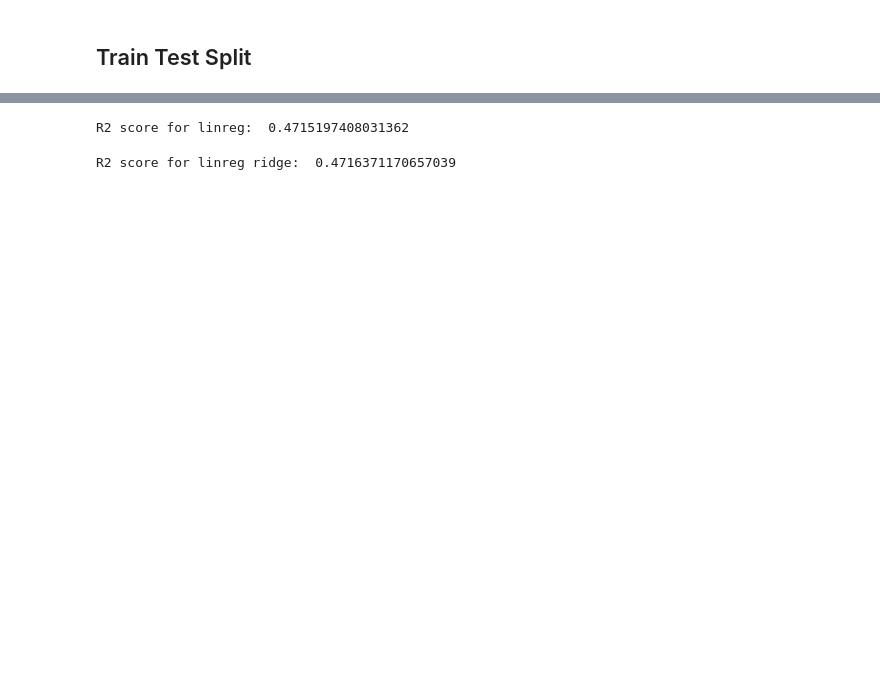
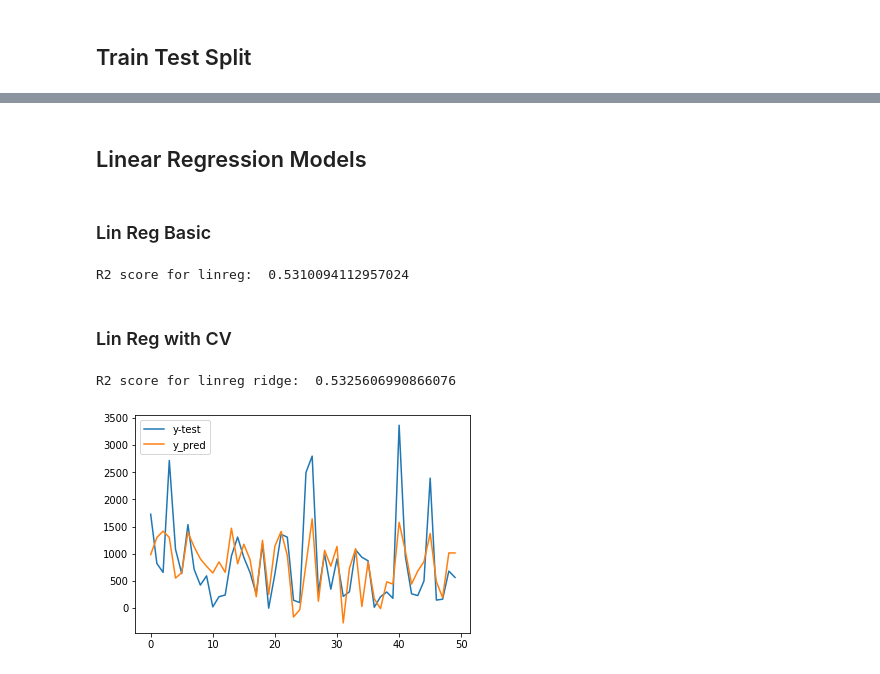
Before and after one commit to lohnguyen/bike-regressor, a Jupyter notebook: machine_learning/linear_regression.ipynb, the cells around one changed output, grey strips where cells are left out. Saved outputs shown, nothing was run; the diff lists cells and outputs as text; code cells hidden in the pictures; blank space fills up the shorter version.

```diff
--- a/machine_learning/linear_regression.ipynb
+++ b/machine_learning/linear_regression.ipynb
@@ -3,5 +3,15 @@ import pandas as pd
 
 # Load dataset
 df = pd.read_csv("./datasets/bike_data.csv", index_col=0)
+# %%
+# Copy this to other notebooks to get the train and test data
+def load_train_test():
+    train_df = pd.read_csv("./datasets/bike_train.csv", index_col=0)
+    test_df = pd.read_csv("./datasets/bike_test.csv", index_col=0)
+    X_train = train_df.drop("Count", axis=1).values
+    y_train = train_df["Count"]
+    X_test = test_df.drop("Count", axis=1).values
+    y_test = test_df["Count"]
+    return (X_train, X_test, y_train, y_test)
 # %% [markdown]
 ## Train Test Split
@@ -22,20 +18,42 @@ X_test = scaler.transform(X_test)
+# %%
+X_train, X_test, y_train, y_test = load_train_test()
+# %% [markdown]
+## Linear Regression Models
+# %% [markdown]
+### Lin Reg Basic
 # %%
+from sklearn.metrics import r2_score
+
 # Linear Regression Model basic
 from sklearn.linear_model import LinearRegression
 
 LR = LinearRegression()
 
 reg = LR.fit(X_train,y_train)
-r2 = reg.score(X_test,y_test) # Pretty low r2 even when trained on entire
-print("R2 score for linreg: ", r2)
+y_pred = LR.predict(X_test)
+print("R2 score for linreg: ", r2_score(y_test, y_pred))
 # %% [output]
-R2 score for linreg:  0.4715197408031362
+R2 score for linreg:  0.5310094112957024
+# %% [markdown]
+### Lin Reg with CV
 # %%
 from sklearn.linear_model import RidgeCV
 
-lr_ridge = RidgeCV()
+lr_ridge = RidgeCV(alphas=(0.01, 0.1, 1.0, 10.0, 100))
 lr_ridge.fit(X_train, y_train)
-r2 = lr_ridge.score(X_test, y_test)
-print("R2 score for linreg ridge: ", r2)
+y_pred = lr_ridge.predict(X_test)
+
+print("R2 score for linreg ridge: ", r2_score(y_test, y_pred))
 # %% [output]
-R2 score for linreg ridge:  0.4716371170657039
+R2 score for linreg ridge:  0.5325606990866076
+# %%
+import matplotlib.pyplot as plt
+%matplotlib inline
+N = 50
+
+plt.plot(list(y_test[:N]), label="y-test")
+plt.plot(list(y_pred[:N]), label="y_pred")
+plt.legend()
+plt.show()
+# %% [output]
+[figure, added]
```
Also changed, not shown: parts of 4 cells of this notebook, 9 other files.
